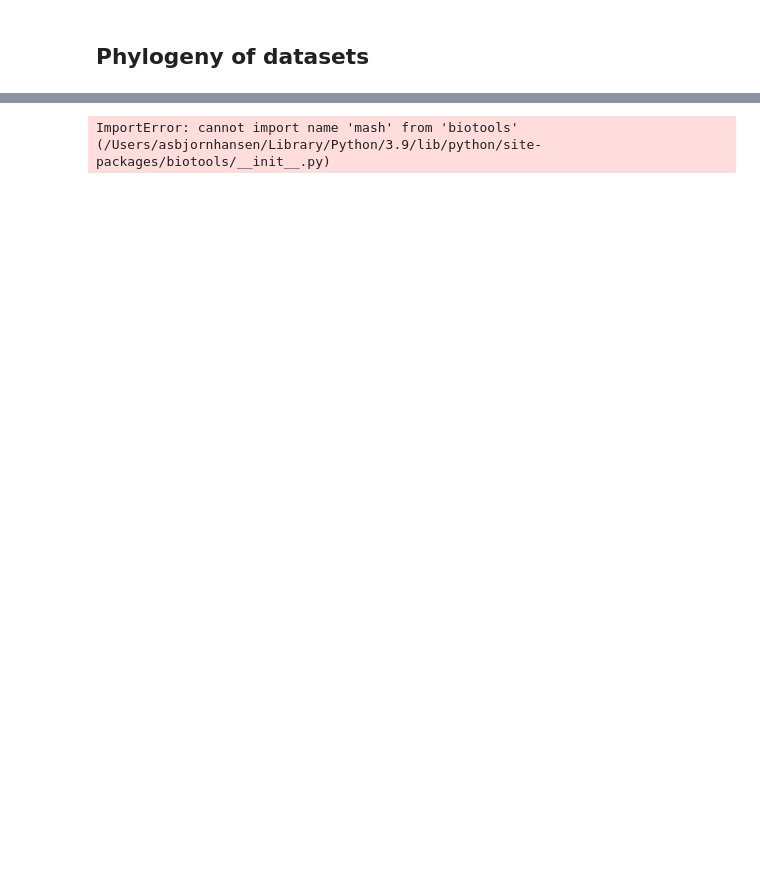
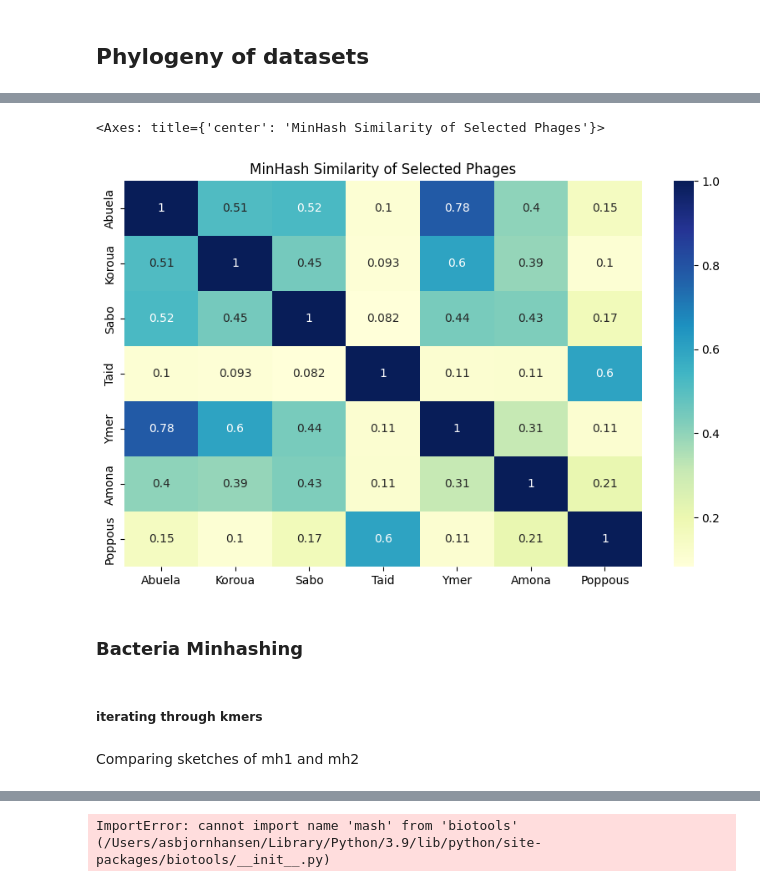
Before and after one commit to azzy72/PredictPhagePPI, a Jupyter notebook: phylogeny.ipynb, the cells around one changed output, grey strips where cells are left out. Cells and saved outputs as stored; diff of their text form; code cells hidden in the pictures; blank space fills up the shorter version.

```diff
--- a/phylogeny.ipynb
+++ b/phylogeny.ipynb
@@ -2,0 +108,15 @@
+# %%
+selected_phages = ["Abuela", "Koroua", "Sabo", "Taid", "Ymer", "Amona", "Poppous"]
+
+fig = plt.figure(figsize=(10,6))
+plt.title("MinHash Similarity of Selected Phages")
+sns.heatmap(df[df.index.isin(selected_phages)][selected_phages], cmap="YlGnBu", annot=True)
+# %% [output]
+<Axes: title={'center': 'MinHash Similarity of Selected Phages'}>
+[figure, added]
+# %% [markdown]
+### Bacteria Minhashing
+# %% [markdown]
+##### iterating through kmers
+# %% [markdown]
+Comparing sketches of mh1 and mh2
```
Also changed, not shown: parts of 20 cells of this notebook, 6 other files.
